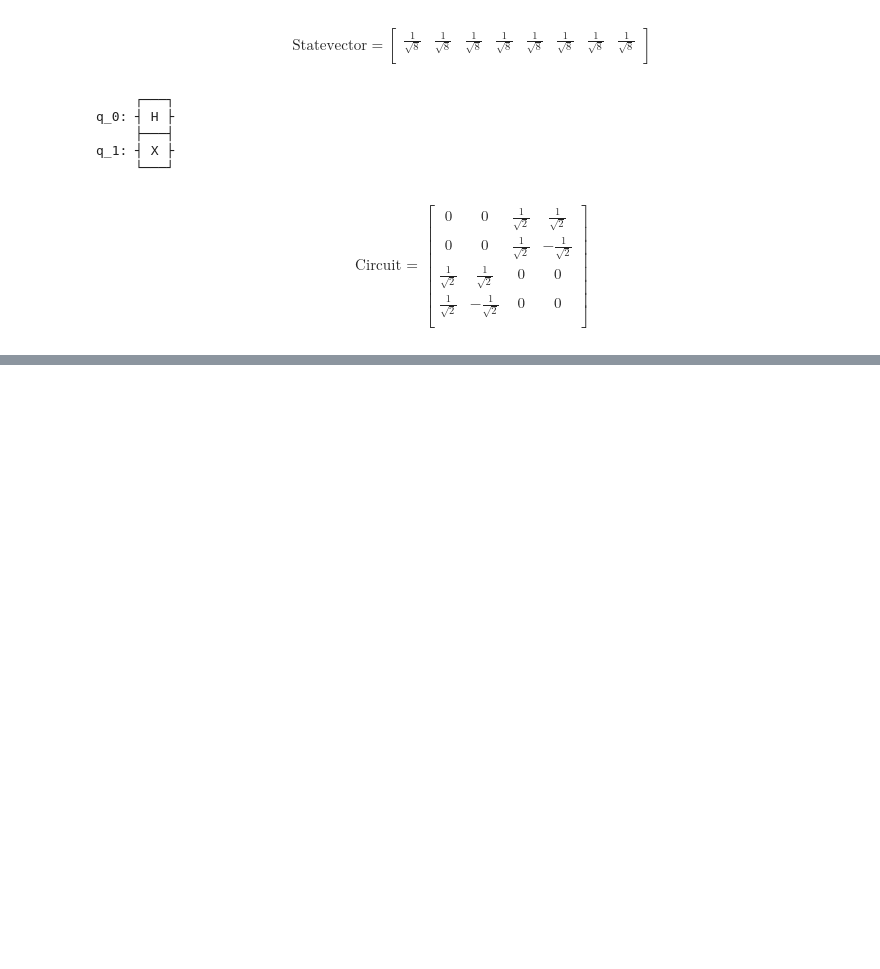
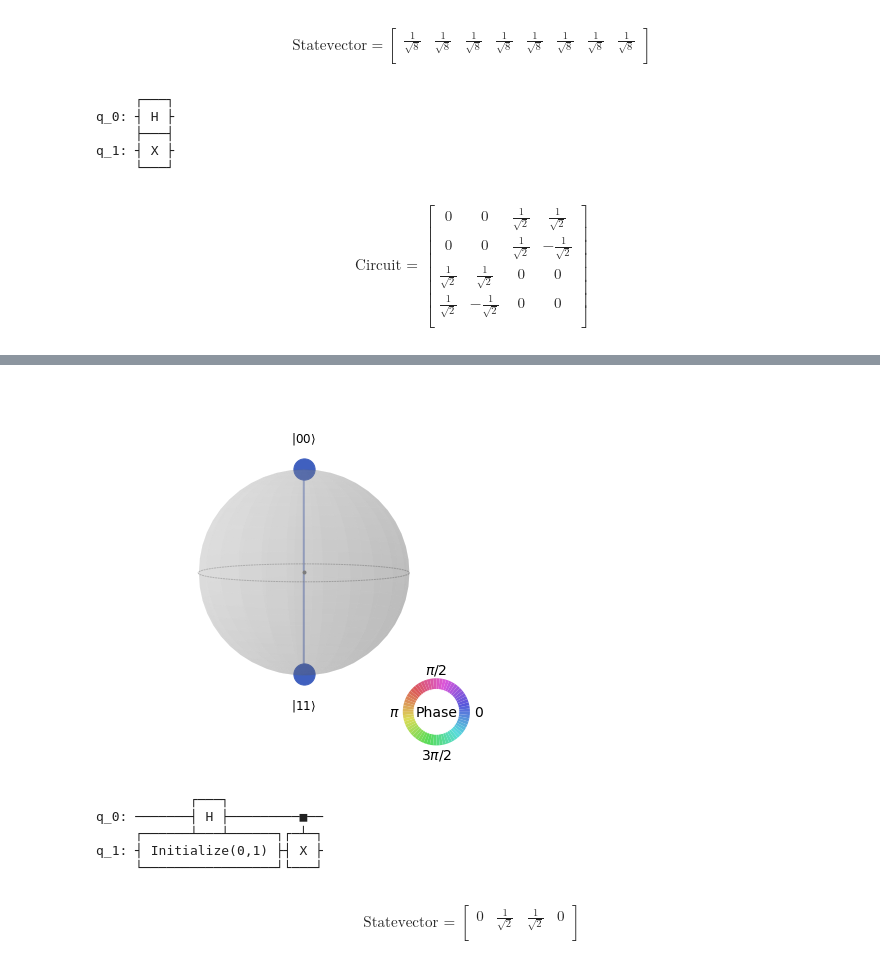
Before and after one commit to seop02/sudoku-using-grover, a Jupyter notebook: section2.2.ipynb, the cells around one changed output, grey strips where cells are left out. Cells and saved outputs as stored; diff of their text form; code cells hidden in the pictures; blank space fills up the shorter version.

```diff
--- a/section2.2.ipynb
+++ b/section2.2.ipynb
@@ -70,0 +169,36 @@ $$
+# %%
+from qiskit.visualization import plot_state_qsphere
+plot_state_qsphere(final_state)
+#in bloch sphere, we cannot distinguish entangled states ==> we use qsphere
+# %% [output]
+[figure, added]
+# %%
+#Exercisese
+#3.4.1 Create Bellstate 01 + 10
+#statevector = (0 1 1 0)
+qc = QuantumCircuit(2)
+qc.h(0)
+initial_state = (0,1)
+qc.initialize(initial_state, 1)
+qc.cx(0,1)
+qc.draw()
+# %% [output]
+            ┌───┐
+q_0: ───────┤ H ├─────────■──
+     ┌──────┴───┴──────┐┌─┴─┐
+q_1: ┤ Initialize(0,1) ├┤ X ├
+     └─────────────────┘└───┘
+# %%
+qc.save_statevector()
+qobj = assemble(qc)
+result = svsim.run(qobj).result()
+#displaying the statevector
+final_state = result.get_statevector()
+array_to_latex(final_state, prefix="\\text{Statevector = }")
+# %% [output]
+$$
+\text{Statevector = }
+\begin{bmatrix}
+0 & \tfrac{1}{\sqrt{2}} & \tfrac{1}{\sqrt{2}} & 0  \\
+ \end{bmatrix}
+$$
```
Also changed, not shown: parts of 10 cells of this notebook, 2 other files.
